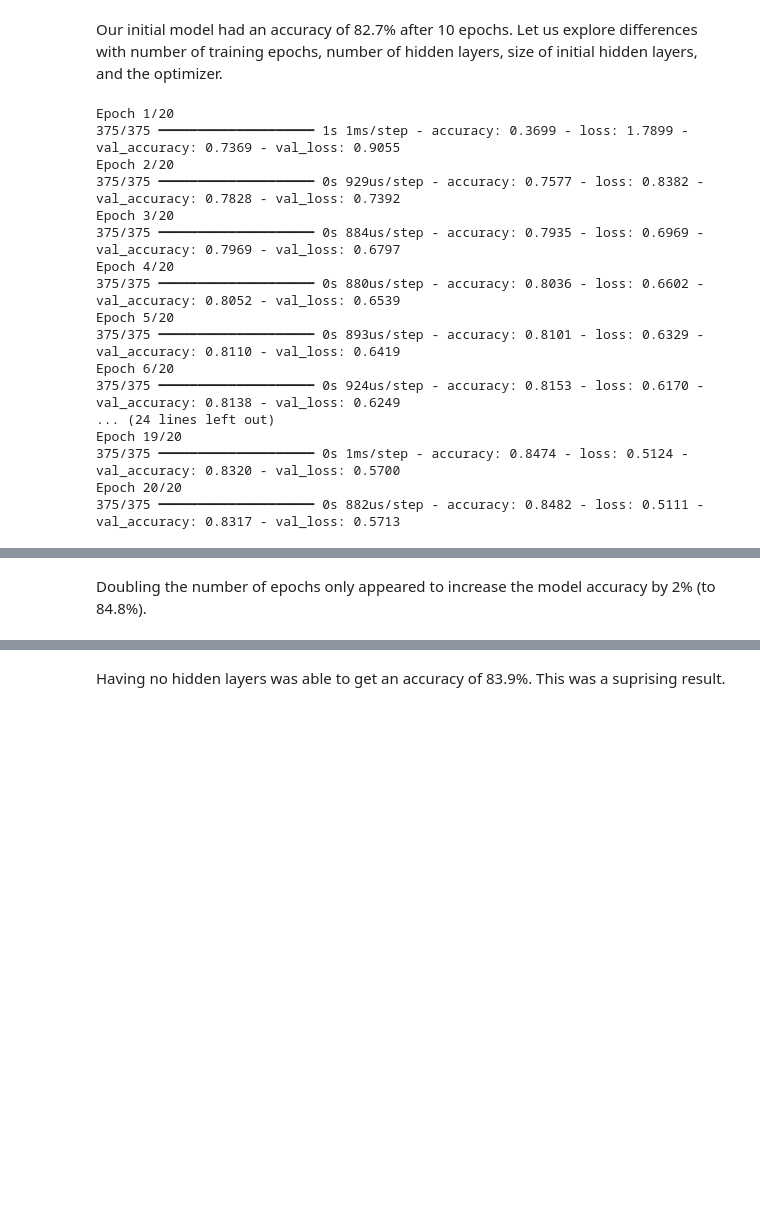
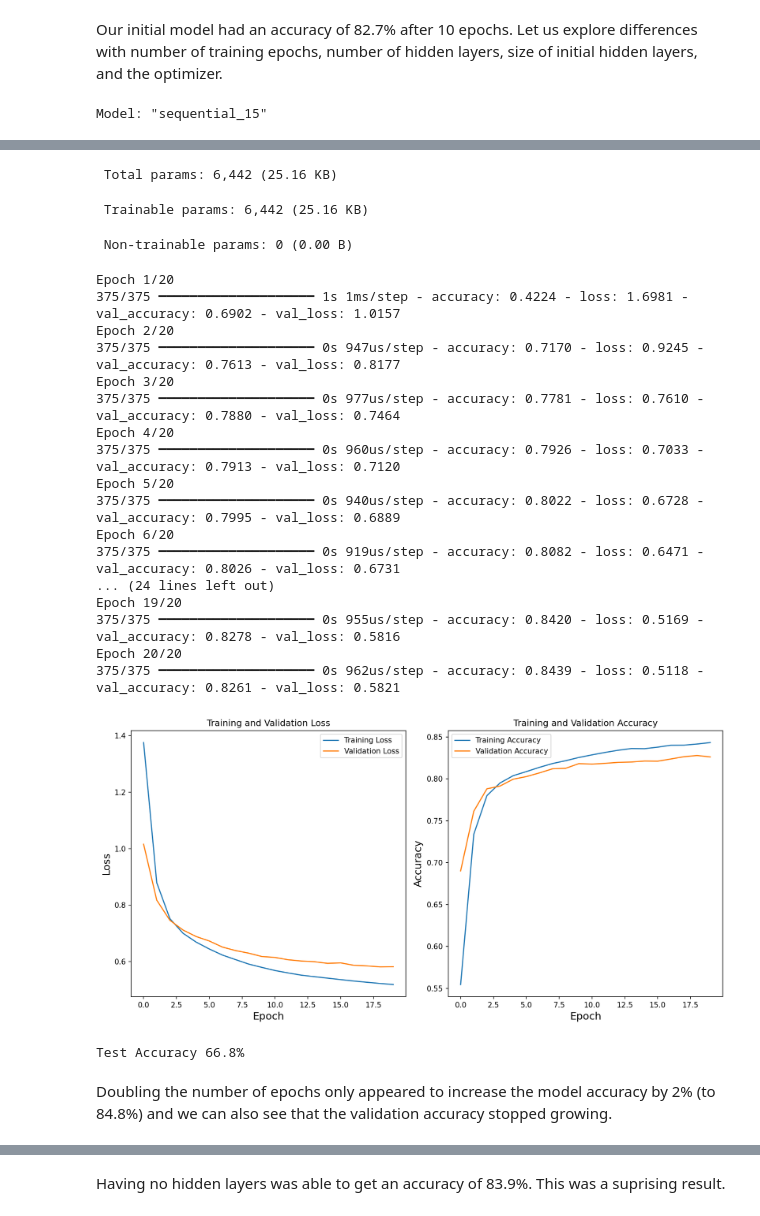
Before and after one commit to jmfb/CSC6621, a Jupyter notebook: m3/m3.ipynb, the cells around one changed output, grey strips where cells are left out. Cells and saved outputs as stored; diff of their text form; code cells hidden in the pictures; blank space fills up the shorter version.

```diff
--- a/m3/m3.ipynb
+++ b/m3/m3.ipynb
@@ -109,2 +196,0 @@ Model: "sequential_2"
-# %%
-model.fit(keras_train_X, keras_train_y, epochs=10, batch_size=128, validation_split=0.2)
@@ -140,23 +204,11 @@ model = keras.models.Sequential([
     keras.layers.Dense(8, activation='relu'),
     keras.layers.Dense(10, activation='softmax')
 ])
+model.summary()
 model.compile(optimizer='adam', loss='categorical_crossentropy', metrics=['accuracy'])
-model.fit(keras_train_X, keras_train_y, epochs=20, batch_size=128, validation_split=0.2)
+history = model.fit(keras_train_X, keras_train_y, epochs=20, batch_size=128, validation_split=0.2)
+plot_loss_accuracy(history)
+loss, accuracy = model.evaluate(keras_test_X, keras_test_y, verbose=0)
+print(f"Test Accuracy {accuracy:.1%}")
 # %% [output]
-Epoch 1/20
-375/375 ━━━━━━━━━━━━━━━━━━━━ 1s 1ms/step - accuracy: 0.3699 - loss: 1.7899 - val_accuracy: 0.7369 - val_loss: 0.9055
-Epoch 2/20
-375/375 ━━━━━━━━━━━━━━━━━━━━ 0s 929us/step - accuracy: 0.7577 - loss: 0.8382 - val_accuracy: 0.7828 - val_loss: 0.7392
-Epoch 3/20
-375/375 ━━━━━━━━━━━━━━━━━━━━ 0s 884us/step - accuracy: 0.7935 - loss: 0.6969 - val_accuracy: 0.7969 - val_loss: 0.6797
-Epoch 4/20
-375/375 ━━━━━━━━━━━━━━━━━━━━ 0s 880us/step - accuracy: 0.8036 - loss: 0.6602 - val_accuracy: 0.8052 - val_loss: 0.6539
-Epoch 5/20
-375/375 ━━━━━━━━━━━━━━━━━━━━ 0s 893us/step - accuracy: 0.8101 - loss: 0.6329 - val_accuracy: 0.8110 - val_loss: 0.6419
-Epoch 6/20
-375/375 ━━━━━━━━━━━━━━━━━━━━ 0s 924us/step - accuracy: 0.8153 - loss: 0.6170 - val_accuracy: 0.8138 - val_loss: 0.6249
-... (24 lines left out)
-Epoch 19/20
-375/375 ━━━━━━━━━━━━━━━━━━━━ 0s 1ms/step - accuracy: 0.8474 - loss: 0.5124 - val_accuracy: 0.8320 - val_loss: 0.5700
-Epoch 20/20
-375/375 ━━━━━━━━━━━━━━━━━━━━ 0s 882us/step - accuracy: 0.8482 - loss: 0.5111 - val_accuracy: 0.8317 - val_loss: 0.5713
+Model: "sequential_15"
@@ -164,5 +226,27 @@ Epoch 20/20
+ Total params: 6,442 (25.16 KB)
+ Trainable params: 6,442 (25.16 KB)
+ Non-trainable params: 0 (0.00 B)
+Epoch 1/20
+375/375 ━━━━━━━━━━━━━━━━━━━━ 1s 1ms/step - accuracy: 0.4224 - loss: 1.6981 - val_accuracy: 0.6902 - val_loss: 1.0157
+Epoch 2/20
+375/375 ━━━━━━━━━━━━━━━━━━━━ 0s 947us/step - accuracy: 0.7170 - loss: 0.9245 - val_accuracy: 0.7613 - val_loss: 0.8177
+Epoch 3/20
+375/375 ━━━━━━━━━━━━━━━━━━━━ 0s 977us/step - accuracy: 0.7781 - loss: 0.7610 - val_accuracy: 0.7880 - val_loss: 0.7464
+Epoch 4/20
+375/375 ━━━━━━━━━━━━━━━━━━━━ 0s 960us/step - accuracy: 0.7926 - loss: 0.7033 - val_accuracy: 0.7913 - val_loss: 0.7120
+Epoch 5/20
+375/375 ━━━━━━━━━━━━━━━━━━━━ 0s 940us/step - accuracy: 0.8022 - loss: 0.6728 - val_accuracy: 0.7995 - val_loss: 0.6889
+Epoch 6/20
+375/375 ━━━━━━━━━━━━━━━━━━━━ 0s 919us/step - accuracy: 0.8082 - loss: 0.6471 - val_accuracy: 0.8026 - val_loss: 0.6731
+... (24 lines left out)
+Epoch 19/20
+375/375 ━━━━━━━━━━━━━━━━━━━━ 0s 955us/step - accuracy: 0.8420 - loss: 0.5169 - val_accuracy: 0.8278 - val_loss: 0.5816
+Epoch 20/20
+375/375 ━━━━━━━━━━━━━━━━━━━━ 0s 962us/step - accuracy: 0.8439 - loss: 0.5118 - val_accuracy: 0.8261 - val_loss: 0.5821
+[figure, added]
+Test Accuracy 66.8%
 # %% [markdown]
-Doubling the number of epochs only appeared to increase the model accuracy by 2% (to 84.8%).
+Doubling the number of epochs only appeared to increase the model accuracy by 2% (to 84.8%) and we can also see that the validation accuracy stopped growing.
 # %%
 model = keras.models.Sequential([
     keras.layers.Input(shape=(28,28,1)),
```
Also changed, not shown: parts of 46 cells of this notebook, 1 other file.
